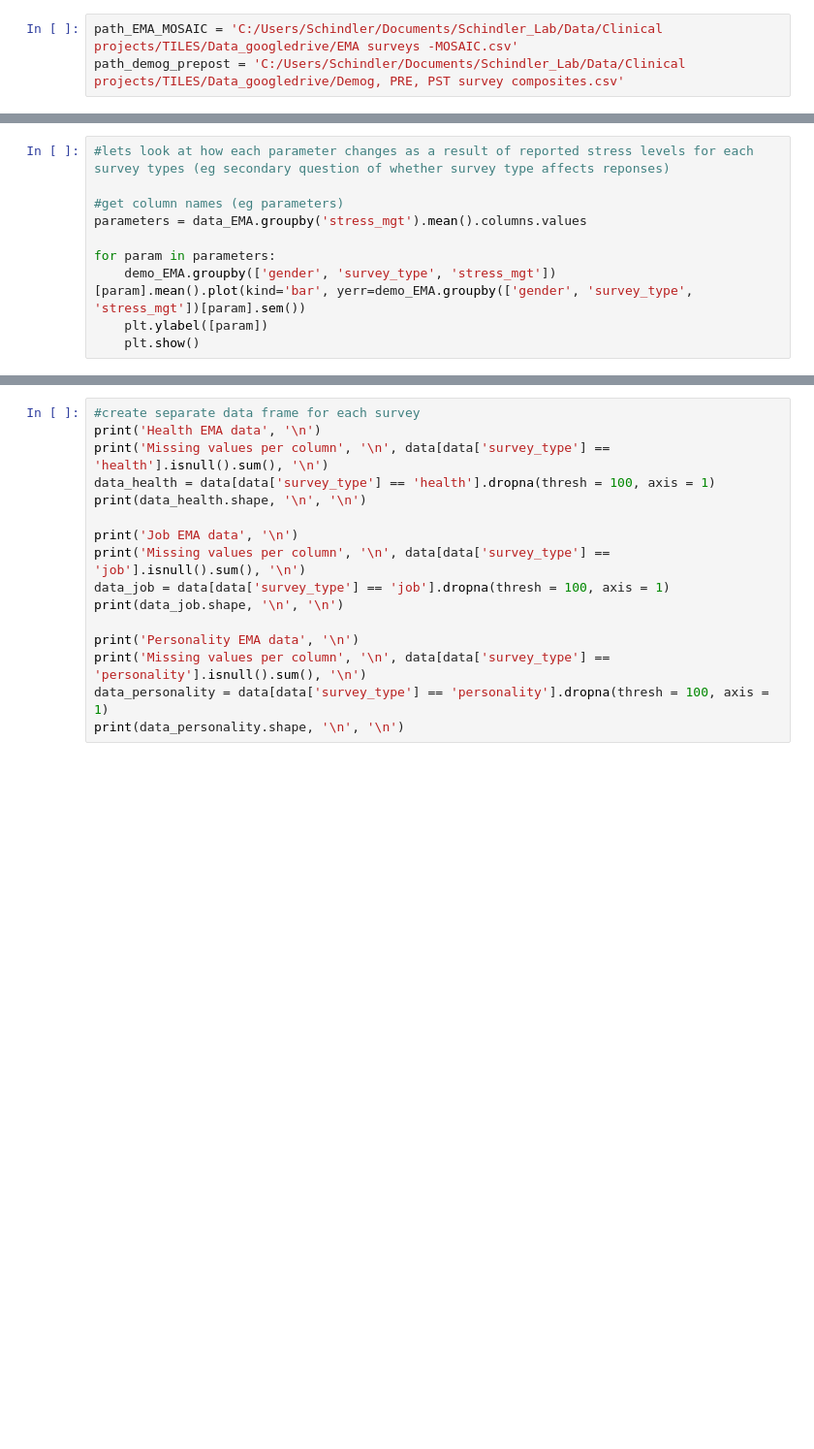
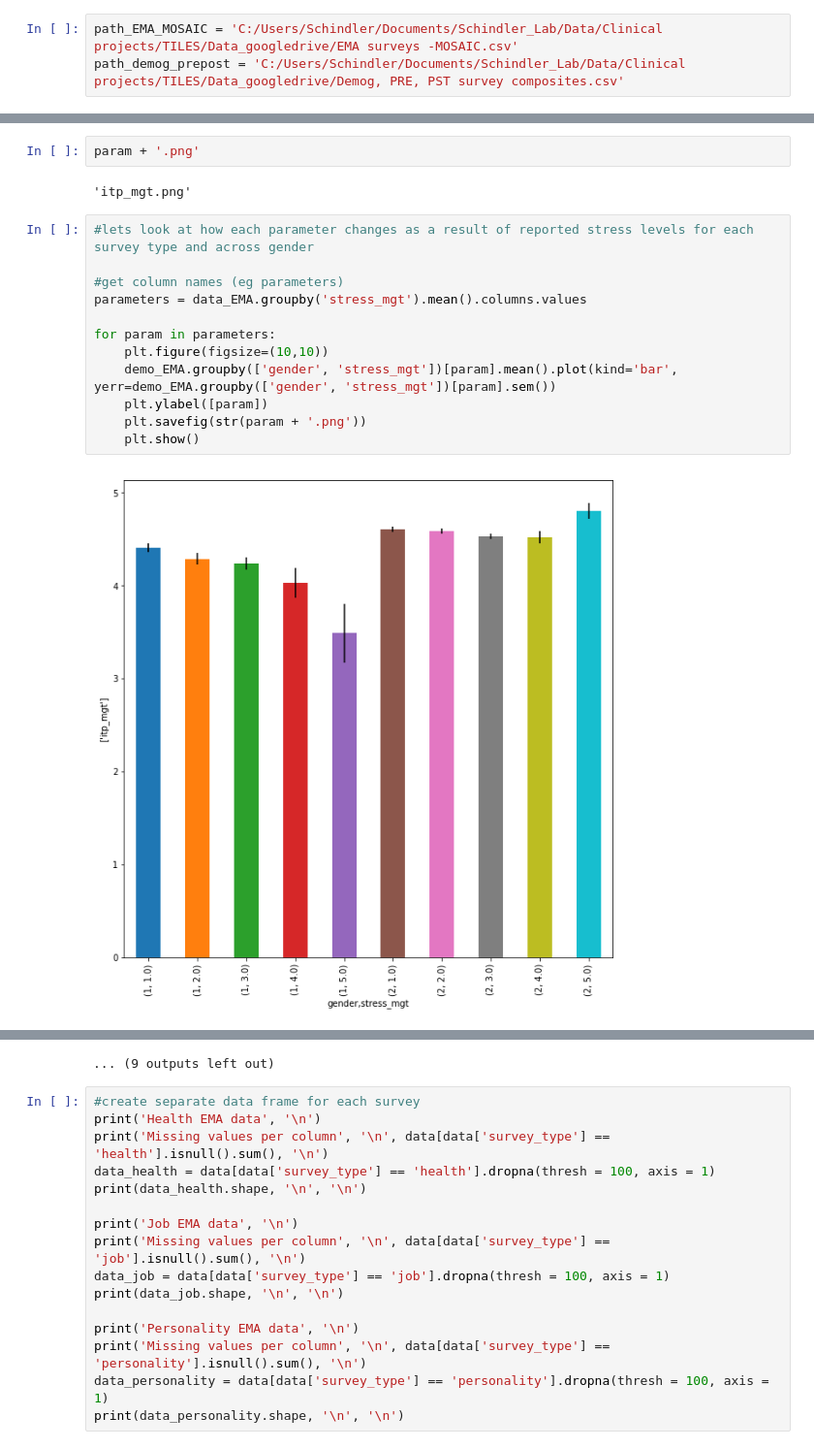
Before and after one commit to grace3999/TILES, a Jupyter notebook: TILES_MOSAIC_stress.ipynb, the cells around one changed output, grey strips where cells are left out. Shown at 97% size. Cells and saved outputs as stored; diff of their text form; blank space fills up the shorter version.

```diff
--- a/TILES_MOSAIC_stress.ipynb
+++ b/TILES_MOSAIC_stress.ipynb
@@ -130,10 +435,18 @@ demo_EMA.groupby(['gender', 'survey_type', 'stress_mgt'])['uid'].count()
+# %%
+param + '.png'
+# %% [output]
+'itp_mgt.png'
 # %%
-#lets look at how each parameter changes as a result of reported stress levels for each survey types (eg secondary question of whether survey type affects reponses)
+#lets look at how each parameter changes as a result of reported stress levels for each survey type and across gender
 
 #get column names (eg parameters)
 parameters = data_EMA.groupby('stress_mgt').mean().columns.values
 
 for param in parameters:
-    demo_EMA.groupby(['gender', 'survey_type', 'stress_mgt'])[param].mean().plot(kind='bar', yerr=demo_EMA.groupby(['gender', 'survey_type', 'stress_mgt'])[param].sem())
+    plt.figure(figsize=(10,10))
+    demo_EMA.groupby(['gender', 'stress_mgt'])[param].mean().plot(kind='bar', yerr=demo_EMA.groupby(['gender', 'stress_mgt'])[param].sem())
     plt.ylabel([param])
+    plt.savefig(str(param + '.png'))
     plt.show()
+# %% [output]
+[figure, added]
@@ -140,3 +464,4 @@ for param in parameters:
+... (9 outputs left out)
 # %%
 #create separate data frame for each survey
 print('Health EMA data', '\n')
```
Also changed, not shown: parts of 25 cells of this notebook, 5 other files.
